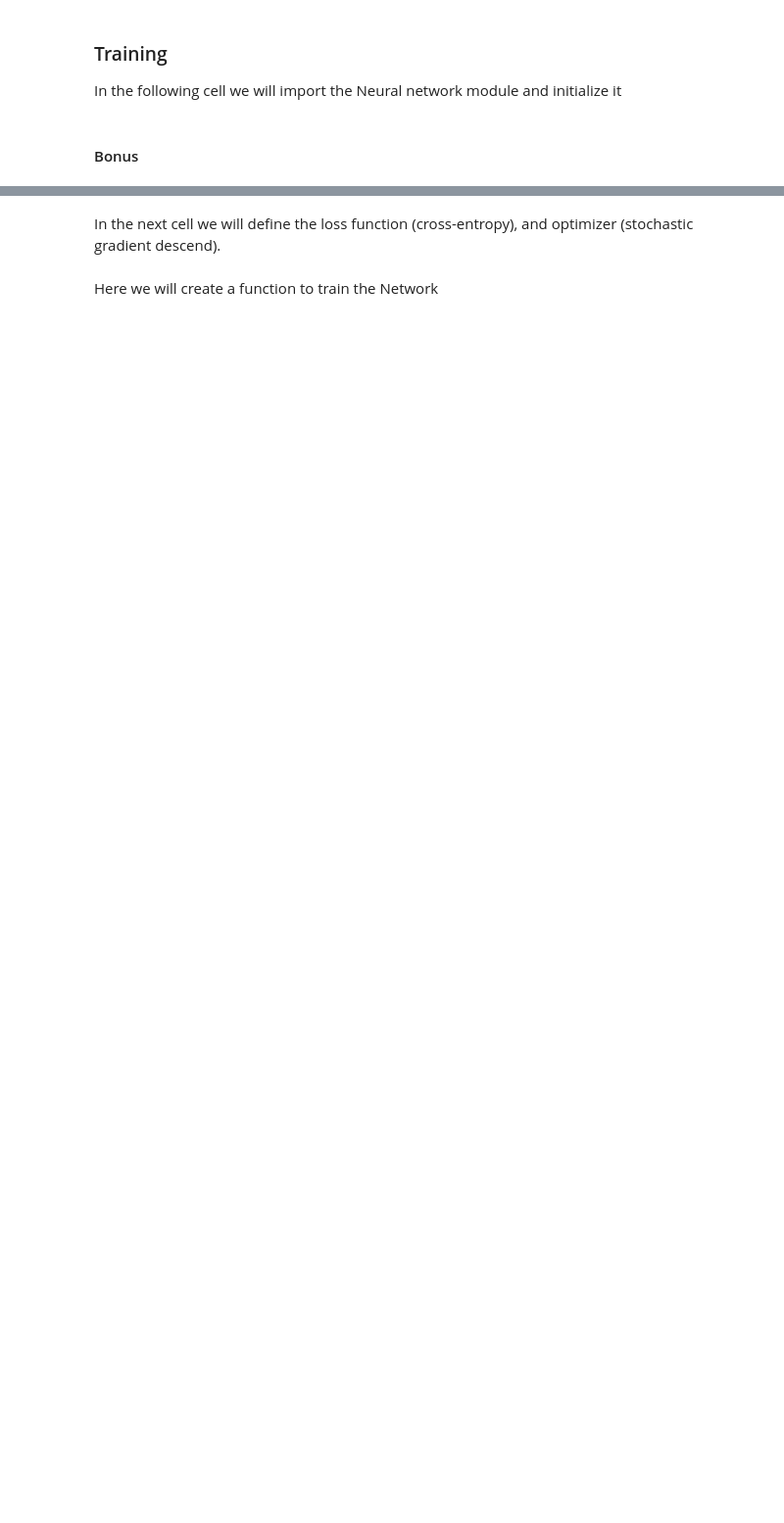
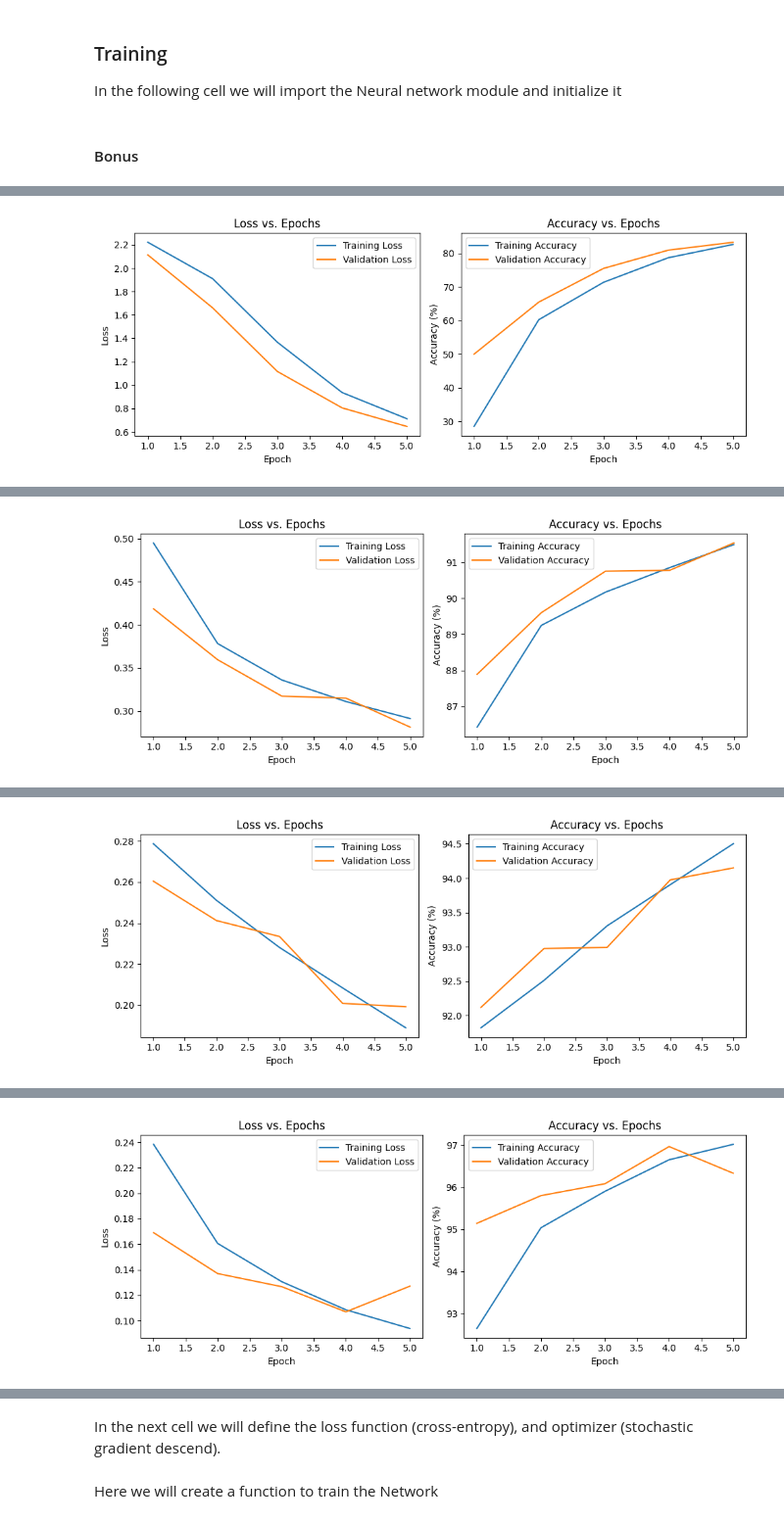
Before and after one commit to 0marsaad/Number-image_identification, a Jupyter notebook: Neural.ipynb, the cells around one changed output, grey strips where cells are left out. Shown at 98% size. Cells and saved outputs as stored; diff of their text form; code cells hidden in the pictures; blank space fills up the shorter version.

```diff
--- a/Neural.ipynb
+++ b/Neural.ipynb
@@ -70,3 +96,21 @@ class NeuralNetwork(nn.Module):
 #         x = self.dropout(x)
 #         x = self.fc2(x)
 #         return x
+# %%
+class NeuralNetwork(nn.Module):
+    def __init__(self, layer_sizes):
+        super(NeuralNetwork, self).__init__()
+        self.layers = nn.ModuleList()
+
+        # Create layers dynamically
+        for i in range(len(layer_sizes) - 1):
+            self.layers.append(nn.Linear(layer_sizes[i], layer_sizes[i + 1]))
+
+        self.relu = nn.ReLU()
+
+    def forward(self, x):
+        x = x.view(-1, 28*28)  # Flatten the input
+        for layer in self.layers[:-1]:
+            x = self.relu(layer(x))  # Apply ReLU to all but the last layer
+        x = self.layers[-1](x)  # Last layer without ReLU
+        return x
@@ -72,0 +199,20 @@ class NeuralNetwork(nn.Module):
+# %%
+beginning_model = [784, 128, 64, 10]       # 2 hidden layers
+model = NeuralNetwork(beginning_model)
+criterion = nn.CrossEntropyLoss()
+Epochs =5
+max_accuracy = 0
+best_lr = 0
+learning_rate = [.001, .005, .01, .05]
+# epochs = list(range(1, Epochs + 1))
+for i in range(0,4):
+    optimizer = optim.SGD(model.parameters(), lr=learning_rate[i])
+    print(learning_rate[i])
+    train_losses, val_losses, train_accuracies, val_accuracies_lr = train_model(model, train_loader, val_loader, criterion, optimizer, epochs=Epochs)
+    plot(list(range(1, Epochs + 1)),train_losses,val_losses,train_accuracies,val_accuracies_lr)
+    if max(val_accuracies_lr) > max_accuracy:
+        max_accuracy = max(val_accuracies_lr)
+        best_lr = learning_rate[i]
+optimizer = optim.SGD(model.parameters(), lr=best_lr)
+print(f"\nBest learning rate : {best_lr} with Validation Accuracy: {max(val_accuracies_lr):.2f}%\n")
+# %% [output]
@@ -72,0 +225 @@ class NeuralNetwork(nn.Module):
+[figure, added]
@@ -72,0 +232 @@ class NeuralNetwork(nn.Module):
+[figure, added]
@@ -72,0 +239 @@ class NeuralNetwork(nn.Module):
+[figure, added]
@@ -72,0 +246 @@ class NeuralNetwork(nn.Module):
+[figure, added]
```
Also changed, not shown: parts of 14 cells of this notebook.
